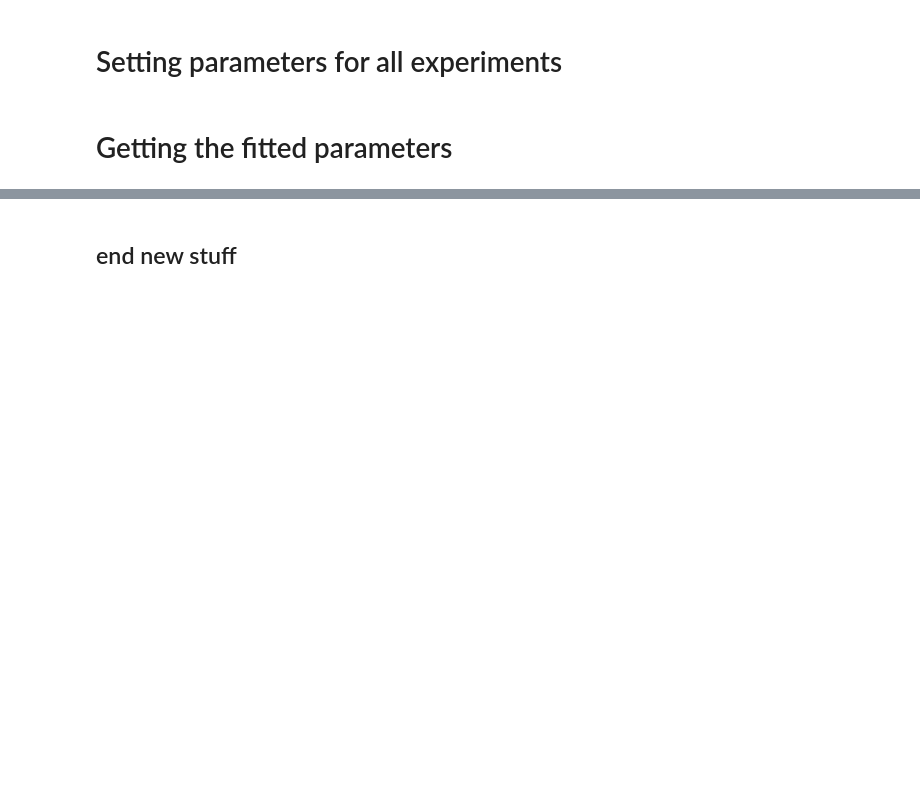
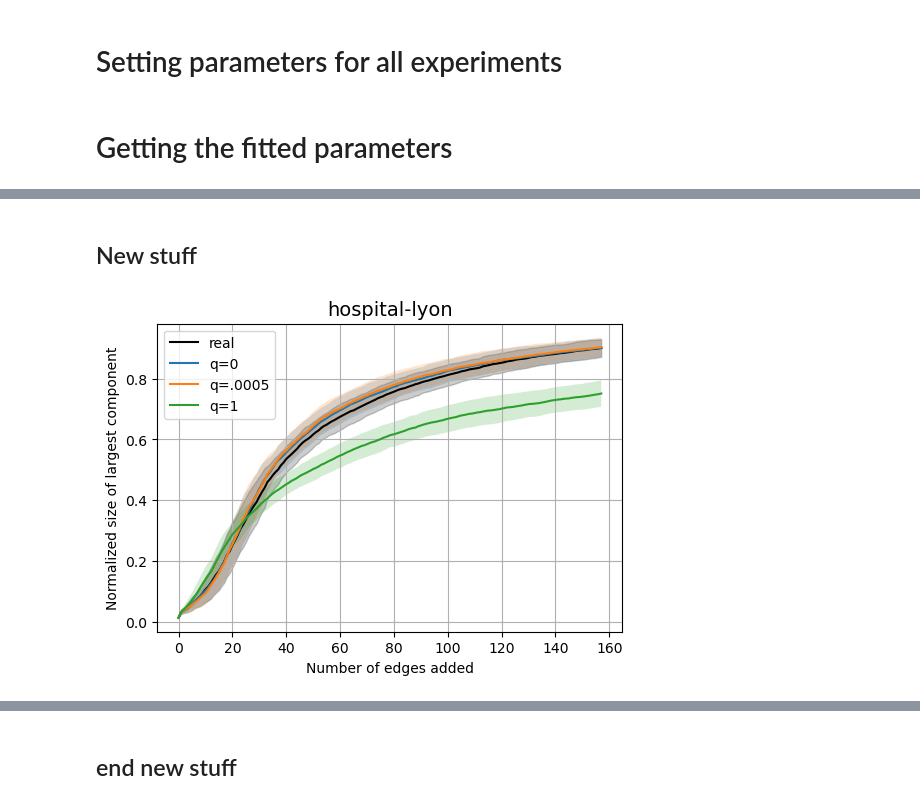
Before and after one commit to emilylackershire/Simplicial_Ratio, a Jupyter notebook: Experiments/Experiments.ipynb, the cells around one changed output, grey strips where cells are left out. Drawn from its saved outputs; the diff is of its cells as text; code cells hidden in the pictures; blank space fills up the shorter version.

Commit message:
plots for paper

```diff
--- a/Experiments/Experiments.ipynb
+++ b/Experiments/Experiments.ipynb
@@ -158,7 +170,6 @@ rolls = {
 # %%
 d = {}
 m = {}
-q_list = [0, 0.5, 1]
 
 for name in datasets.keys():
     V,E = datasets[name]
@@ -199,7 +205,3 @@ def q_fit(E, d, m, multisets=False, skeleton=True, num_cl_samples=10, num_iterat
         else:
             q = q + delta
     return q, q_pairs
-# %%
-fitted_q_values = {}
-for name in datasets.keys():
-    fitted_q_values[name] = q_fit(datasets[name][1], d[name], m[name], num_cl_samples=5, num_iterations=5)
@@ -218,0 +208,8 @@ num_pairs
+# %%
+## getting the 'best' q parameters
+fitted_q_values = {}
+for name in datasets.keys():
+    fitted_q_values[name] = q_fit(datasets[name][1], d[name], m[name])
+    sr_data = sr.Simplicial(datasets[name][1])._simplicial_pairs()
+    num_pairs = sr_data[0] + sr_data[1]
+    print(name, fitted_q_values[name], num_pairs)
@@ -219,2 +228,6 @@ num_pairs
+# %% [markdown]
+## New stuff
+# %%
+df = pd.DataFrame({'n': vertex_data.copy(), 'm': edge_data.copy()})
 # %%
 #This is what will get added to the dataframe
@@ -266,0 +283,61 @@ df = pd.concat([df,df_add],axis=1)
+# %%
+## sanity check - plot one dataset
+
+#dataset = 'email-enron'
+dataset = 'hospital-lyon'
+
+n = int(df['n'][dataset])
+stop_value = 0.9*n
+c = 0
+while True:
+    if df['random growth mean'][dataset][c] < stop_value:
+        c += 1
+    else:
+        break
+cutoff = c+1
+
+plt.figure(figsize=(6,4))
+
+_m = df['random growth mean'][dataset]
+_s = df['random growth stdv'][dataset]
+plt.plot(list(_m.keys())[:cutoff], [i/n for i in _m.values()][:cutoff], label='real', color='black')
+plt.fill_between(list(_m.keys())[:cutoff],
+                 np.array([i/n for i in _m.values()][:cutoff])-np.array([i/n for i in _s.values()][:cutoff]),
+                 np.array([i/n for i in _m.values()][:cutoff])+np.array([i/n for i in _s.values()][:cutoff]),
+                 alpha=.2, color='black'
+                )
+
+_m = df['random growth mean'][dataset+' (q=0)']
+_s = df['random growth stdv'][dataset+' (q=0)']
+plt.plot(list(_m.keys())[:cutoff], [i/n for i in _m.values()][:cutoff], label='q=0')
+plt.fill_between(list(_m.keys())[:cutoff],
+                 np.array([i/n for i in _m.values()][:cutoff])-np.array([i/n for i in _s.values()][:cutoff]),
+                 np.array([i/n for i in _m.values()][:cutoff])+np.array([i/n for i in _s.values()][:cutoff]),
+                 alpha=.2
+                )
+## best case
+best = [x for x in df['random growth mean'].keys() if 'q=0.' in x][0]
+_m = df['random growth mean'][best]
+_s = df['random growth stdv'][best]
+plt.plot(list(_m.keys())[:cutoff], [i/n for i in _m.values()][:cutoff], label='q='+best[-6:-1])
+plt.fill_between(list(_m.keys())[:cutoff],
+                 np.array([i/n for i in _m.values()][:cutoff])-np.array([i/n for i in _s.values()][:cutoff]),
+                 np.array([i/n for i in _m.values()][:cutoff])+np.array([i/n for i in _s.values()][:cutoff]),
+                 alpha=.2
+                )
+
+_m = df['random growth mean'][dataset+' (q=1)']
+_s = df['random growth stdv'][dataset+' (q=1)']
+plt.plot(list(_m.keys())[:cutoff], [i/n for i in _m.values()][:cutoff], label='q=1')
+plt.fill_between(list(_m.keys())[:cutoff],
+                 np.array([i/n for i in _m.values()][:cutoff])-np.array([i/n for i in _s.values()][:cutoff]),
+                 np.array([i/n for i in _m.values()][:cutoff])+np.array([i/n for i in _s.values()][:cutoff]),
+                 alpha=.2
+                )
+plt.title(dataset, fontsize=14)
+plt.xlabel('Number of edges added')
+plt.ylabel('Normalized size of largest component')
+plt.grid()
+plt.legend();
+# %% [output]
+[figure, added]
```
Also changed, not shown: parts of 17 cells of this notebook, 1 other file.
